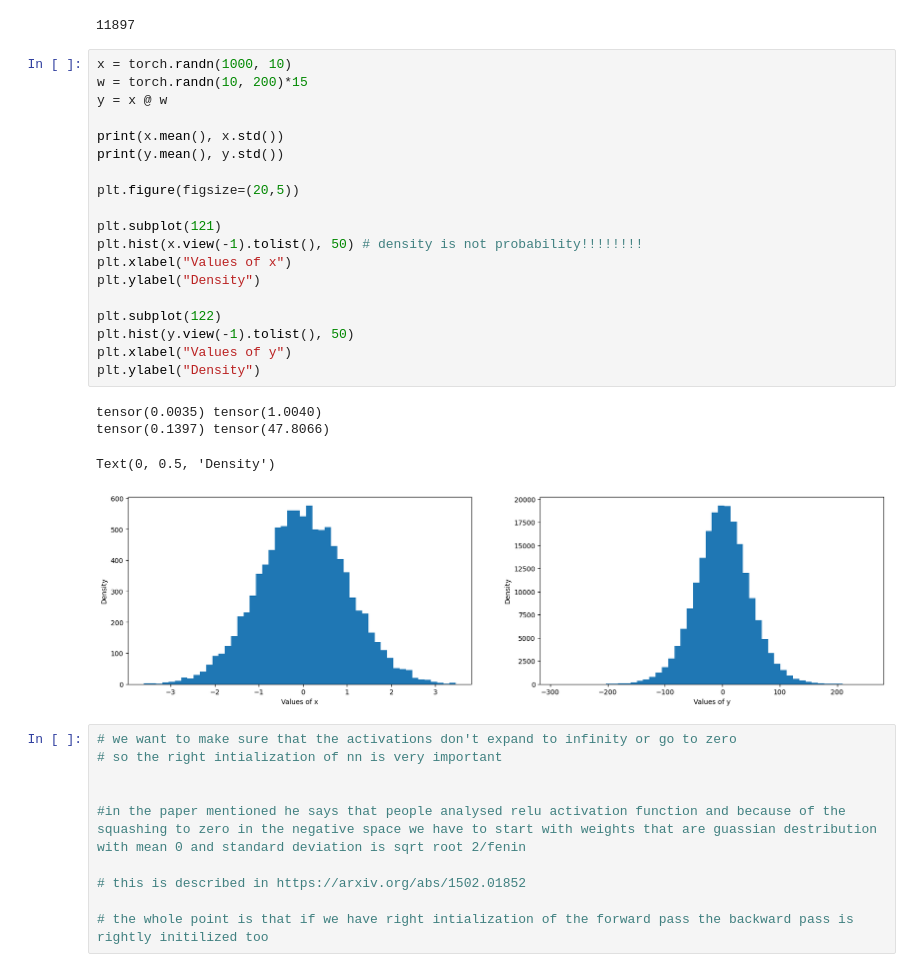
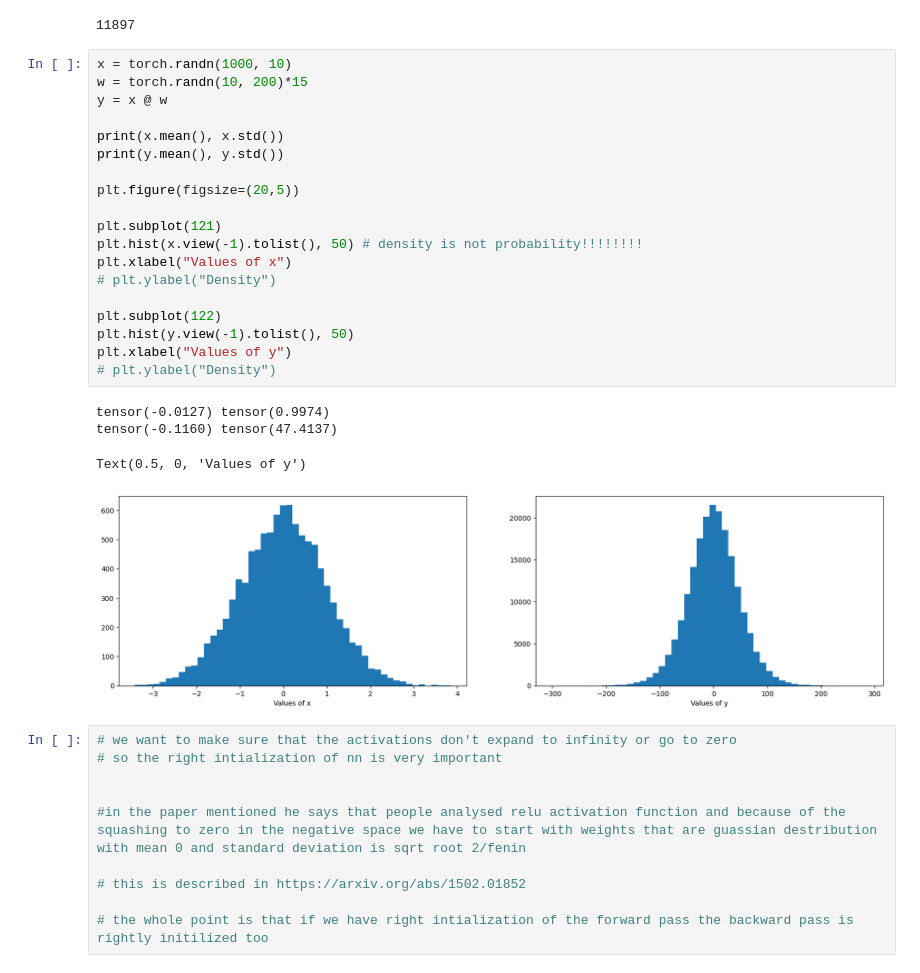
Before and after one commit to SvetoslavNikov/NN_intro, a Jupyter notebook: svetoslav_notebooks/ep4/makemore_part3.1_following_along.ipynb, the cells around one changed output. Cells and saved outputs as stored; diff of their text form.

```diff
--- a/svetoslav_notebooks/ep4/makemore_part3.1_following_along.ipynb
+++ b/svetoslav_notebooks/ep4/makemore_part3.1_following_along.ipynb
@@ -103,27 +103,27 @@ for p in parameters:
 # %%
 x = torch.randn(1000, 10)
 w = torch.randn(10, 200)*15
 y = x @ w
 
 print(x.mean(), x.std())
 print(y.mean(), y.std())
 
 plt.figure(figsize=(20,5))
 
 plt.subplot(121)
 plt.hist(x.view(-1).tolist(), 50) # density is not probability!!!!!!!!
 plt.xlabel("Values of x")
-plt.ylabel("Density")
+# plt.ylabel("Density")
 
 plt.subplot(122)
 plt.hist(y.view(-1).tolist(), 50)
 plt.xlabel("Values of y")
-plt.ylabel("Density")
+# plt.ylabel("Density")
 # %% [output]
-tensor(0.0035) tensor(1.0040)
-tensor(0.1397) tensor(47.8066)
+tensor(-0.0127) tensor(0.9974)
+tensor(-0.1160) tensor(47.4137)
-Text(0, 0.5, 'Density')
+Text(0.5, 0, 'Values of y')
-[figure, old version]
+[figure, new version]
 # %%
 # we want to make sure that the activations don't expand to infinity or go to zero
 # so the right intialization of nn is very important
```
Also changed, not shown: parts of 4 cells of this notebook, 2 other files.
